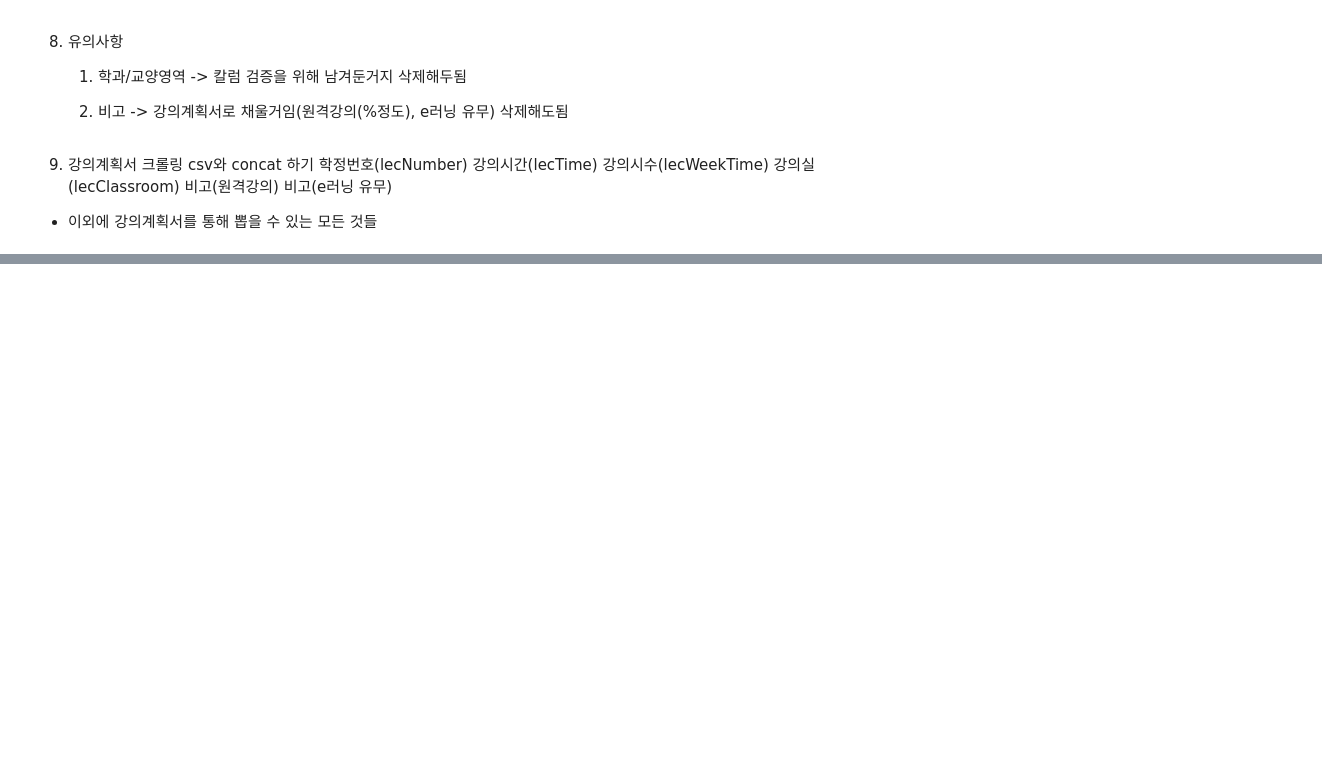
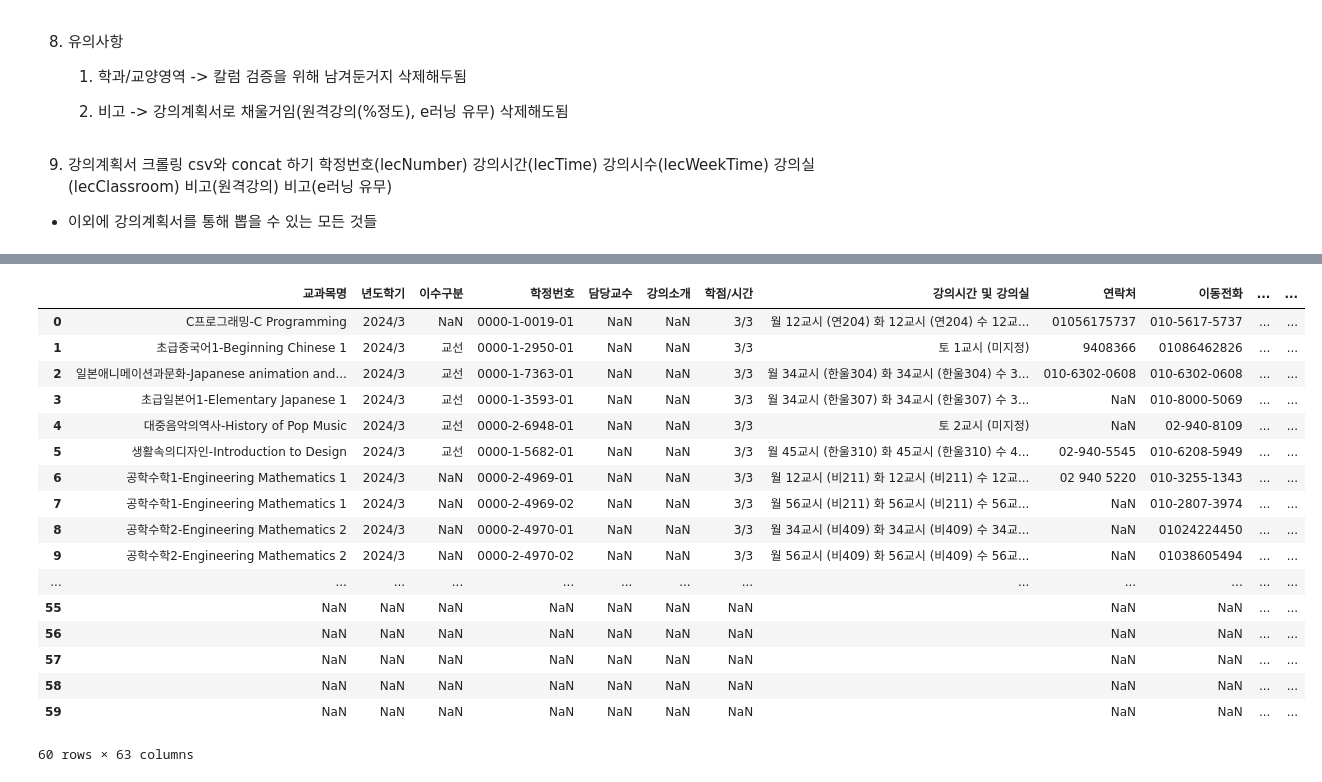
Before and after one commit to YunNa000/LectureRecommendationService, a Jupyter notebook: data_preprocessing/[강의시간표] kwu-lecture-timetable/24-여름학기/24-여름학기_전처리.ipynb, the cells around one changed output, grey strips where cells are left out. Saved outputs shown, nothing was run; the diff lists cells and outputs as text; code cells hidden in the pictures; blank space fills up the shorter version.

```diff
--- a/data_preprocessing/[강의시간표] kwu-lecture-timetable/24-여름학기/24-여름학기_전처리.ipynb
+++ b/data_preprocessing/[강의시간표] kwu-lecture-timetable/24-여름학기/24-여름학기_전처리.ipynb
@@ -269,0 +334,41 @@ df_filtered.to_csv(".\libs\csv/kwu-24summer-timetable_v1.csv") # v1은 csv를
+# %%
+import pandas as pd
+
+# 요일과 시간 매핑 사전
+day_mapping = {'월': 1, '화': 2, '수': 3, '목': 4, '금': 5, '토': 6}
+
+# 교시를 숫자로 변환하는 함수
+def map_time_period(period):
+    try:
+        # 교시에서 시작값과 끝값 추출
+        start = int(period[0])
+        end = int(period[-1])
+        if start == end:  # 연강이 아닌 경우
+            return f"{start}"
+        else:  # 연강인 경우
+            return f"{start},{end}"
+    except Exception as e:
+        print(f"Error processing period '{period}': {e}")
+        return ''  # 빈 문자열 반환
+
+# 강의시간 컬럼을 변환하는 함수
+def convert_schedule(schedule):
+    try:
+        items = schedule.split()
+        converted = []
+        for i in range(0, len(items), 2):
+            day = day_mapping.get(items[i], None)
+            if day is not None and i + 1 < len(items):
+                times = map_time_period(items[i + 1].replace('교시', ''))
+                if times:  # 빈 문자열이 아닌 경우에만 추가
+                    converted.append(f"({day}:{times})")
+        return ','.join(converted)
+    except Exception as e:
+        print(f"Error processing schedule '{schedule}': {e}")
+        return ''  # 빈 문자열 반환
+
+# '강의시간' 컬럼에 대해 변환 수행
+df['강의시간 (요일,시간)'] = df['강의시간'].apply(convert_schedule)
+
+# 결과 출력
+print(df[['강의시간', '강의시간 (요일,시간)']])
@@ -269,0 +393,21 @@ df_filtered.to_csv(".\libs\csv/kwu-24summer-timetable_v1.csv") # v1은 csv를
+# %%
+df
+# %% [output]
+|  | 교과목명 | 년도학기 | 이수구분 | 학정번호 | 담당교수 | 강의소개 | 학점/시간 | 강의시간 및 강의실 | 연락처 | 이동전화 | ... | ... |
+| 0 | C프로그래밍-C Programming | 2024/3 | NaN | 0000-1-0019-01 | NaN | NaN | 3/3 | 월 12교시 (연204) 화 12교시 (연204) 수 12교... | 01056175737 | 010-5617-5737 | ... | ... |
+| 1 | 초급중국어1-Beginning Chinese 1 | 2024/3 | 교선 | 0000-1-2950-01 | NaN | NaN | 3/3 | 토 1교시 (미지정) | 9408366 | 01086462826 | ... | ... |
+| 2 | 일본애니메이션과문화-Japanese animation and... | 2024/3 | 교선 | 0000-1-7363-01 | NaN | NaN | 3/3 | 월 34교시 (한울304) 화 34교시 (한울304) 수 3... | 010-6302-0608 | 010-6302-0608 | ... | ... |
+| 3 | 초급일본어1-Elementary Japanese 1 | 2024/3 | 교선 | 0000-1-3593-01 | NaN | NaN | 3/3 | 월 34교시 (한울307) 화 34교시 (한울307) 수 3... | NaN | 010-8000-5069 | ... | ... |
+| 4 | 대중음악의역사-History of Pop Music | 2024/3 | 교선 | 0000-2-6948-01 | NaN | NaN | 3/3 | 토 2교시 (미지정) | NaN | 02-940-8109 | ... | ... |
+| 5 | 생활속의디자인-Introduction to Design | 2024/3 | 교선 | 0000-1-5682-01 | NaN | NaN | 3/3 | 월 45교시 (한울310) 화 45교시 (한울310) 수 4... | 02-940-5545 | 010-6208-5949 | ... | ... |
+| 6 | 공학수학1-Engineering Mathematics 1 | 2024/3 | NaN | 0000-2-4969-01 | NaN | NaN | 3/3 | 월 12교시 (비211) 화 12교시 (비211) 수 12교... | 02 940 5220 | 010-3255-1343 | ... | ... |
+| 7 | 공학수학1-Engineering Mathematics 1 | 2024/3 | NaN | 0000-2-4969-02 | NaN | NaN | 3/3 | 월 56교시 (비211) 화 56교시 (비211) 수 56교... | NaN | 010-2807-3974 | ... | ... |
+| 8 | 공학수학2-Engineering Mathematics 2 | 2024/3 | NaN | 0000-2-4970-01 | NaN | NaN | 3/3 | 월 34교시 (비409) 화 34교시 (비409) 수 34교... | NaN | 01024224450 | ... | ... |
+| 9 | 공학수학2-Engineering Mathematics 2 | 2024/3 | NaN | 0000-2-4970-02 | NaN | NaN | 3/3 | 월 56교시 (비409) 화 56교시 (비409) 수 56교... | NaN | 01038605494 | ... | ... |
+| ... | ... | ... | ... | ... | ... | ... | ... | ... | ... | ... | ... | ... |
+| 55 | NaN | NaN | NaN | NaN | NaN | NaN | NaN |  | NaN | NaN | ... | ... |
+| 56 | NaN | NaN | NaN | NaN | NaN | NaN | NaN |  | NaN | NaN | ... | ... |
+| 57 | NaN | NaN | NaN | NaN | NaN | NaN | NaN |  | NaN | NaN | ... | ... |
+| 58 | NaN | NaN | NaN | NaN | NaN | NaN | NaN |  | NaN | NaN | ... | ... |
+| 59 | NaN | NaN | NaN | NaN | NaN | NaN | NaN |  | NaN | NaN | ... | ... |
+60 rows × 63 columns
```
Also changed, not shown: parts of 16 cells of this notebook, 5 other files.
